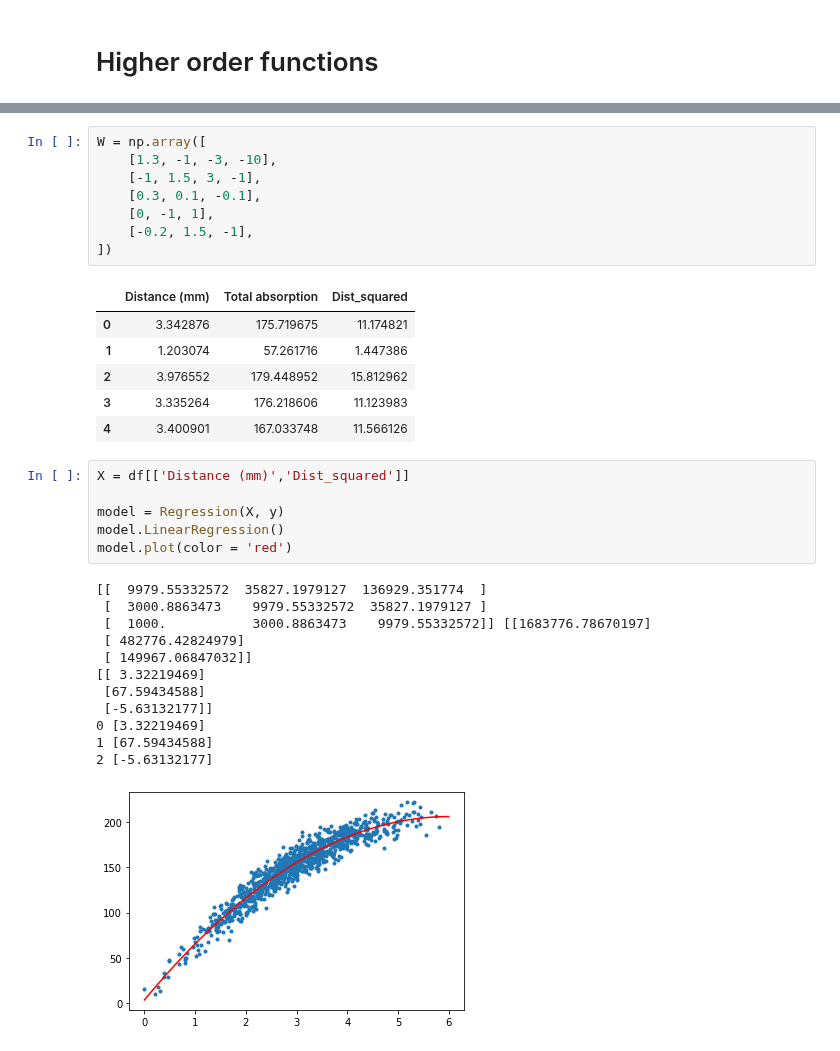
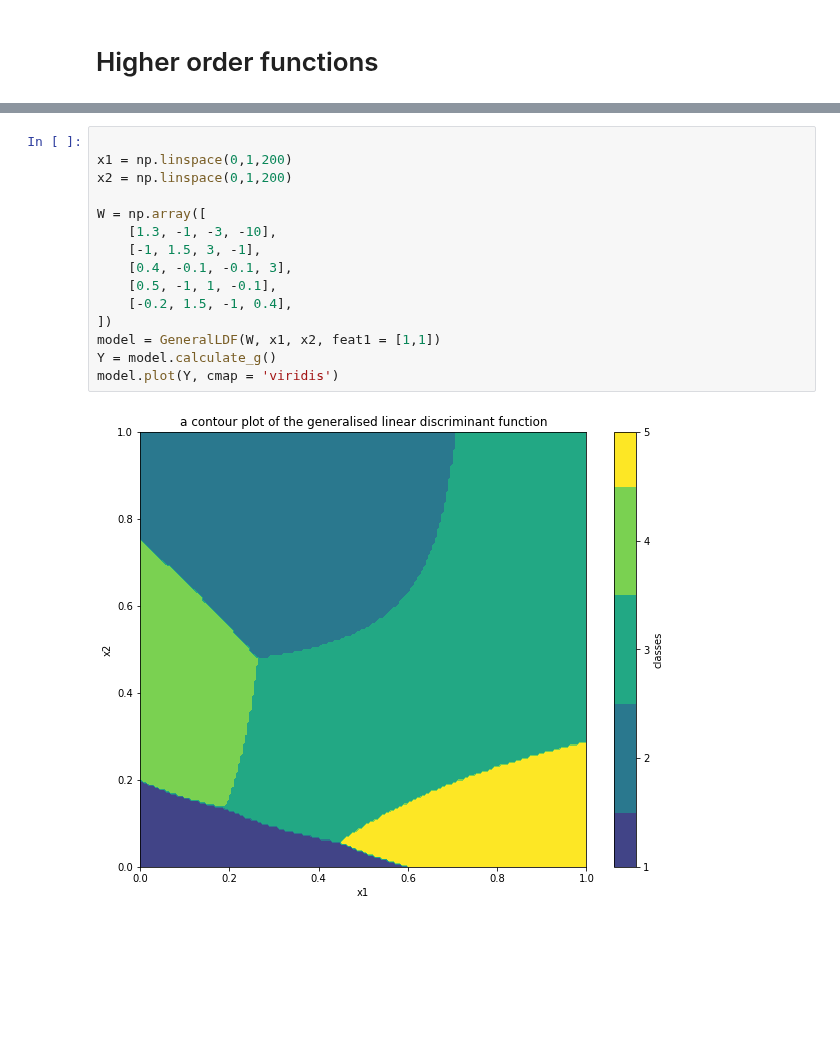
Before and after one commit to namiyousef/Intro_to_ML, a Jupyter notebook: Extra_Work/Tutorial4_Extension.ipynb, the cells around one changed output, grey strips where cells are left out. Cells and saved outputs as stored; diff of their text form; blank space fills up the shorter version.

```diff
--- a/Extra_Work/Tutorial4_Extension.ipynb
+++ b/Extra_Work/Tutorial4_Extension.ipynb
@@ -112,34 +220,17 @@ plt.contourf(x1,x2,Y)
 # %%
+
+x1 = np.linspace(0,1,200)
+x2 = np.linspace(0,1,200)
+
 W = np.array([
     [1.3, -1, -3, -10],
     [-1, 1.5, 3, -1],
-    [0.3, 0.1, -0.1],
-    [0, -1, 1],
-    [-0.2, 1.5, -1],
+    [0.4, -0.1, -0.1, 3],
+    [0.5, -1, 1, -0.1],
+    [-0.2, 1.5, -1, 0.4],
 ])
+model = GeneralLDF(W, x1, x2, feat1 = [1,1])
+Y = model.calculate_g()
+model.plot(Y, cmap = 'viridis')
 # %% [output]
-|  | Distance (mm) | Total absorption | Dist_squared |
-| 0 | 3.342876 | 175.719675 | 11.174821 |
-| 1 | 1.203074 | 57.261716 | 1.447386 |
-| 2 | 3.976552 | 179.448952 | 15.812962 |
-| 3 | 3.335264 | 176.218606 | 11.123983 |
-| 4 | 3.400901 | 167.033748 | 11.566126 |
+[figure, added]
-# %%
-X = df[['Distance (mm)','Dist_squared']]
-
-model = Regression(X, y)
-model.LinearRegression()
-model.plot(color = 'red')
-# %% [output]
-[[  9979.55332572  35827.1979127  136929.351774  ]
- [  3000.8863473    9979.55332572  35827.1979127 ]
- [  1000.           3000.8863473    9979.55332572]] [[1683776.78670197]
- [ 482776.42824979]
- [ 149967.06847032]]
-[[ 3.32219469]
- [67.59434588]
- [-5.63132177]]
-0 [3.32219469]
-1 [67.59434588]
-2 [-5.63132177]
-[figure, removed]
```
Also changed, not shown: parts of 6 cells of this notebook.
